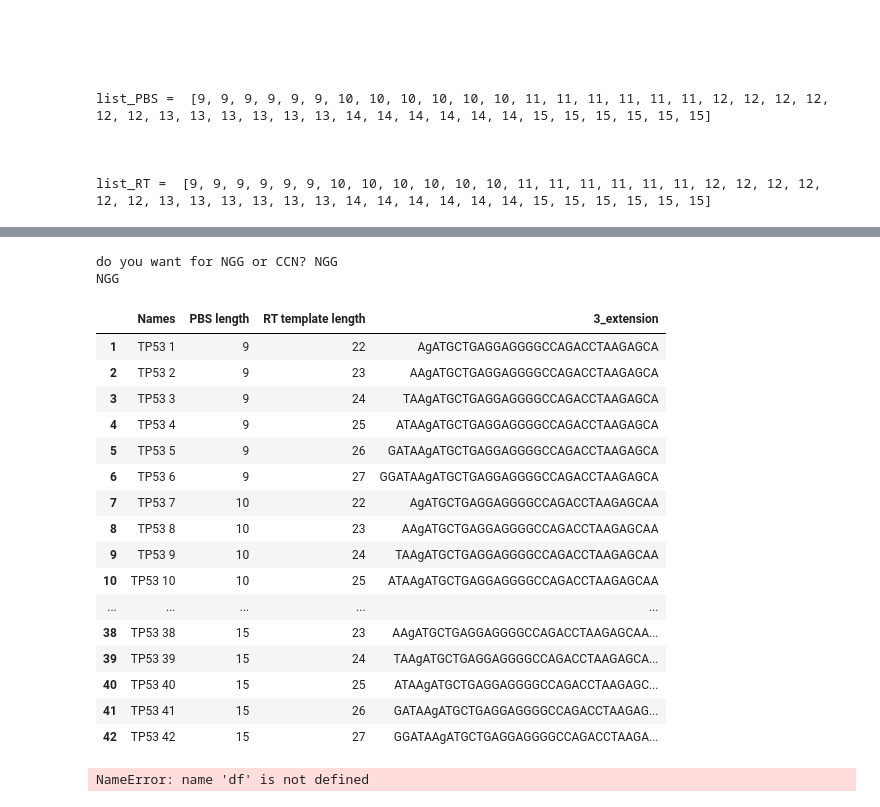
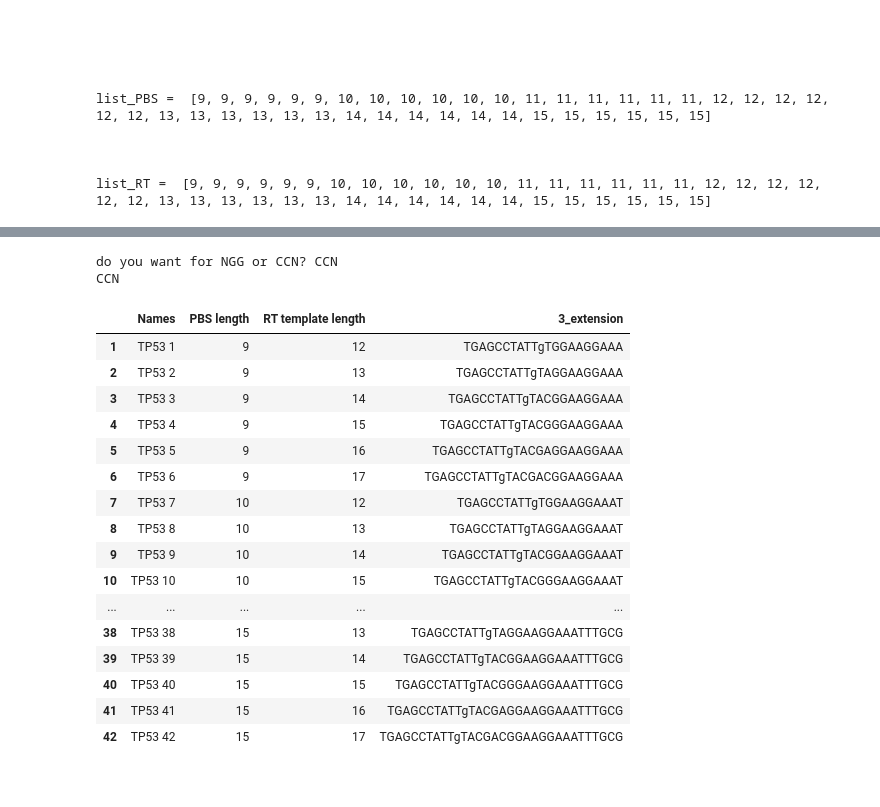
Before and after one commit to dimitrisnitsos/TP53_L194F_analysis, a Jupyter notebook: TP53_gene/TP53_gene.ipynb, the cells around one changed output, grey strips where cells are left out. Saved outputs shown, nothing was run; the diff lists cells and outputs as text; code cells hidden in the pictures.

Commit message:
add the relative CCN and  NGG excel files

```diff
--- a/TP53_gene/TP53_gene.ipynb
+++ b/TP53_gene/TP53_gene.ipynb
@@ -1030,84 +1030,56 @@ if XXX == 'NGG':
     print(XXX)
     list_PBS = create_list_for_dataframe_NGG_CCN(dictionary_indexPAM_NGG_PBS, dictionary_indexPAM_NGG_RT, RT_PBS = 1)
     list_RT = create_list_for_dataframe_NGG_CCN(dictionary_indexPAM_NGG_PBS, dictionary_indexPAM_NGG_RT, RT_PBS = 0)
 
     df = pd.DataFrame({'PBS length':list_PBS, 'RT template length':list_RT, '3_extension':dictionary_indexPAM_NGG_RT_PBS.get(list(dictionary_indexPAM_NGG_RT_PBS.keys())[0])})
     # Reindex starting from 1
     df.index = np.arange(1, len(df) + 1)
     df = pd.DataFrame({'Names':'TP53' + ' ' + df.index.astype(str) , 'PBS length':list_PBS, 'RT template length':list_RT, '3_extension':dictionary_indexPAM_NGG_RT_PBS.get(list(dictionary_indexPAM_NGG_RT_PBS.keys())[0])})
     df.index = np.arange(1, len(df) + 1)
 
     display(df)
+    # Export to excel
+    df.to_excel('3_extension_TP53_exon6_substitution_for_closer_NGG.xls')
 elif XXX == 'CCN':
     print(XXX)
     list_PBS = create_list_for_dataframe_NGG_CCN(dictionary_indexPAM_CCN_PBS, dictionary_indexPAM_CCN_RT, RT_PBS = 1)
     list_RT = create_list_for_dataframe_NGG_CCN(dictionary_indexPAM_CCN_PBS, dictionary_indexPAM_CCN_RT, RT_PBS = 0)
 
     df = pd.DataFrame({'PBS length':list_PBS, 'RT template length':list_RT, '3_extension':dictionary_indexPAM_CCN_RT_PBS.get(list(dictionary_indexPAM_CCN_RT_PBS.keys())[0])})
     # Reindex starting from 1
     df.index = np.arange(1, len(df) + 1)
-    df = pd.DataFrame({'Names':'TP53' + ' ' + df.index.astype(str) , 'PBS length':list_PBS, 'RT template length':list_RT, '3_extension':dictionary_indexPAM_NGG_RT_PBS.get(list(dictionary_indexPAM_NGG_RT_PBS.keys())[0])})
+    df = pd.DataFrame({'Names':'TP53' + ' ' + df.index.astype(str) , 'PBS length':list_PBS, 'RT template length':list_RT, '3_extension':dictionary_indexPAM_CCN_RT_PBS.get(list(dictionary_indexPAM_CCN_RT_PBS.keys())[0])})
     df.index = np.arange(1, len(df) + 1)
 
 
     display(df)
+    # Export to excel
+    df.to_excel('3_extension_TP53_exon6_substitution_for_closer_CCN.xls')
 else:
     print("try again")
 
 
     #ola kala
 # %% [output]
-do you want for NGG or CCN? NGG
-NGG
+do you want for NGG or CCN? CCN
+CCN
 |  | Names | PBS length | RT template length | 3_extension |
-| 1 | TP53 1 | 9 | 22 | AgATGCTGAGGAGGGGCCAGACCTAAGAGCA |
-| 2 | TP53 2 | 9 | 23 | AAgATGCTGAGGAGGGGCCAGACCTAAGAGCA |
-| 3 | TP53 3 | 9 | 24 | TAAgATGCTGAGGAGGGGCCAGACCTAAGAGCA |
-| 4 | TP53 4 | 9 | 25 | ATAAgATGCTGAGGAGGGGCCAGACCTAAGAGCA |
-| 5 | TP53 5 | 9 | 26 | GATAAgATGCTGAGGAGGGGCCAGACCTAAGAGCA |
-| 6 | TP53 6 | 9 | 27 | GGATAAgATGCTGAGGAGGGGCCAGACCTAAGAGCA |
-| 7 | TP53 7 | 10 | 22 | AgATGCTGAGGAGGGGCCAGACCTAAGAGCAA |
-| 8 | TP53 8 | 10 | 23 | AAgATGCTGAGGAGGGGCCAGACCTAAGAGCAA |
-| 9 | TP53 9 | 10 | 24 | TAAgATGCTGAGGAGGGGCCAGACCTAAGAGCAA |
-| 10 | TP53 10 | 10 | 25 | ATAAgATGCTGAGGAGGGGCCAGACCTAAGAGCAA |
+| 1 | TP53 1 | 9 | 12 | TGAGCCTATTgTGGAAGGAAA |
+| 2 | TP53 2 | 9 | 13 | TGAGCCTATTgTAGGAAGGAAA |
+| 3 | TP53 3 | 9 | 14 | TGAGCCTATTgTACGGAAGGAAA |
+| 4 | TP53 4 | 9 | 15 | TGAGCCTATTgTACGGGAAGGAAA |
+| 5 | TP53 5 | 9 | 16 | TGAGCCTATTgTACGAGGAAGGAAA |
+| 6 | TP53 6 | 9 | 17 | TGAGCCTATTgTACGACGGAAGGAAA |
+| 7 | TP53 7 | 10 | 12 | TGAGCCTATTgTGGAAGGAAAT |
+| 8 | TP53 8 | 10 | 13 | TGAGCCTATTgTAGGAAGGAAAT |
+| 9 | TP53 9 | 10 | 14 | TGAGCCTATTgTACGGAAGGAAAT |
+| 10 | TP53 10 | 10 | 15 | TGAGCCTATTgTACGGGAAGGAAAT |
 | ... | ... | ... | ... | ... |
-| 38 | TP53 38 | 15 | 23 | AAgATGCTGAGGAGGGGCCAGACCTAAGAGCAA... |
-| 39 | TP53 39 | 15 | 24 | TAAgATGCTGAGGAGGGGCCAGACCTAAGAGCA... |
-| 40 | TP53 40 | 15 | 25 | ATAAgATGCTGAGGAGGGGCCAGACCTAAGAGC... |
-| 41 | TP53 41 | 15 | 26 | GATAAgATGCTGAGGAGGGGCCAGACCTAAGAG... |
-| 42 | TP53 42 | 15 | 27 | GGATAAgATGCTGAGGAGGGGCCAGACCTAAGA... |
+| 38 | TP53 38 | 15 | 13 | TGAGCCTATTgTAGGAAGGAAATTTGCG |
+| 39 | TP53 39 | 15 | 14 | TGAGCCTATTgTACGGAAGGAAATTTGCG |
+| 40 | TP53 40 | 15 | 15 | TGAGCCTATTgTACGGGAAGGAAATTTGCG |
+| 41 | TP53 41 | 15 | 16 | TGAGCCTATTgTACGAGGAAGGAAATTTGCG |
+| 42 | TP53 42 | 15 | 17 | TGAGCCTATTgTACGACGGAAGGAAATTTGCG |
-# %%
-#nitsos
-dictionary_indexPAM_NGG_RT_PBS
-# Convert list to dataframe column
-df = pd.DataFrame({'Names':'TP53' + ' ' + df.index.astype(str) , 'PBS length':list_PBS, 'RT template length':list_RT, '3_extension':dictionary_indexPAM_NGG_RT_PBS.get(key)})
-
-
-
-df.index = np.arange(1, len(df) + 1)
-
-# # Reindex starting from 1
-df.index = np.arange(1, len(df) + 1)
-
-# Rename column
-        # df['3_extension'] = df['col']
-        # del df['col']
-
-# Index to column
-# df['Names'] = df.index
-
-# # Add prefix to names column
-# df['Names'] = 'TP53' + ' ' + df['Names'].astype(str)
-
-# Reverse orientation from 3'-5' to 5'-3'
-        # df["3' extension"] = df['3_extension'].str[::-1]
-
-# Delete old orientation column
-#         del df['3_extension']
-
-df
-# %% [output]
-NameError: name 'df' is not defined
 # %%
 #nitsos anzalone said
 # Delete any 3' extension that starts with C
```
Also changed, not shown: 2 other files.
